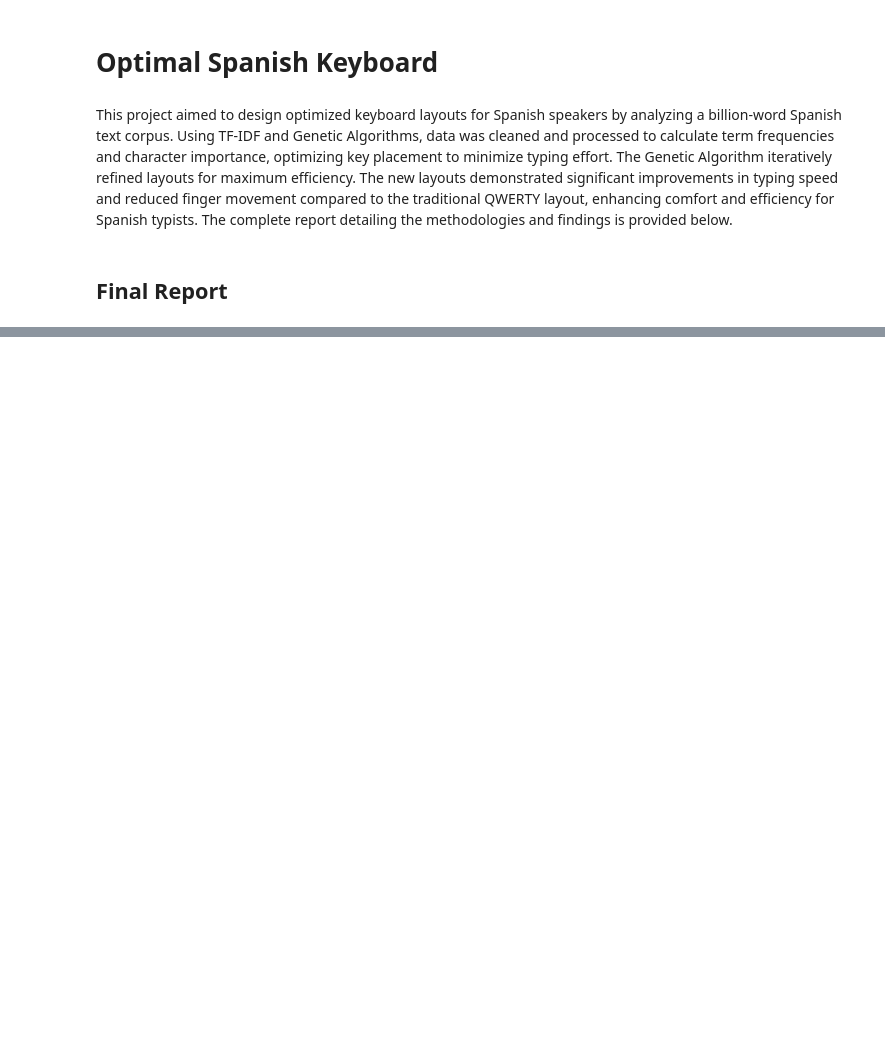
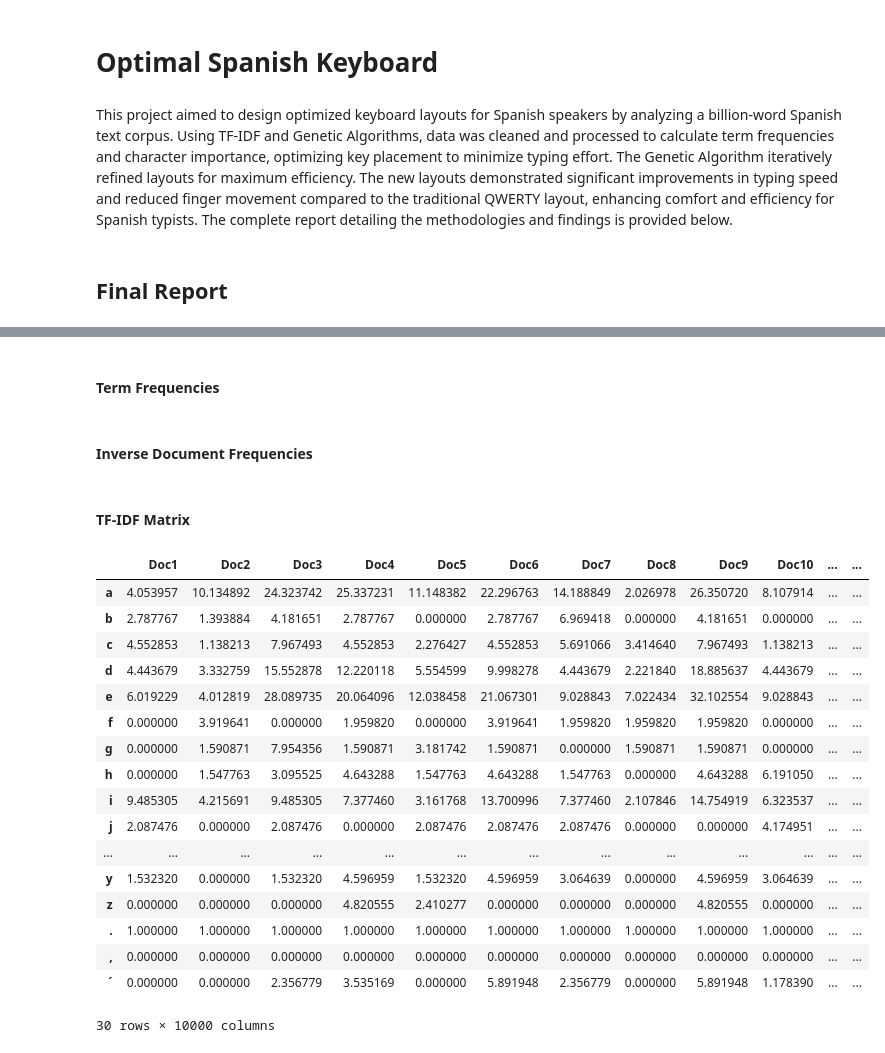
Before and after one commit to raquelovadia/raquelovadia.github.io, a Jupyter notebook: _sources/docs/CX4240.ipynb, the cells around one changed output, grey strips where cells are left out. Saved outputs shown, nothing was run; the diff lists cells and outputs as text; code cells hidden in the pictures; blank space fills up the shorter version.

Commit message:
Update documentation

```diff
--- a/_sources/docs/CX4240.ipynb
+++ b/_sources/docs/CX4240.ipynb
@@ -11,0 +43,2 @@ IFrame("../_static/Optimal Spanish Keyboard.pdf", width=790, height=1000)
+# %% [markdown]
+#### Term Frequencies
@@ -11,0 +66,42 @@ IFrame("../_static/Optimal Spanish Keyboard.pdf", width=790, height=1000)
+# %%
+for j, sentence in enumerate(df['text']):
+    char_counts = count_chars(sentence)
+    for char, count in char_counts.items():
+        if char in characters:
+            tf_df.loc[char, j] = count
+# %%
+tf_df.columns = [f'Doc{i}' for i in range(1, len(df) + 1)]
+# %% [markdown]
+#### Inverse Document Frequencies
+# %%
+N = len(df)
+idf_series = pd.Series(index=characters, dtype=float)
+
+for char in characters:
+    n_t = sum(tf_df.loc[char, :] > 0)
+    idf_series[char] = math.log((N + 1) / (n_t + 1)) + 1
+# %% [markdown]
+#### TF-IDF Matrix
+# %%
+tf_idf_matrix = tf_df.mul(idf_series, axis=0)
+# %%
+tf_idf_matrix
+# %% [output]
+|  | Doc1 | Doc2 | Doc3 | Doc4 | Doc5 | Doc6 | Doc7 | Doc8 | Doc9 | Doc10 | ... | ... |
+| a | 4.053957 | 10.134892 | 24.323742 | 25.337231 | 11.148382 | 22.296763 | 14.188849 | 2.026978 | 26.350720 | 8.107914 | ... | ... |
+| b | 2.787767 | 1.393884 | 4.181651 | 2.787767 | 0.000000 | 2.787767 | 6.969418 | 0.000000 | 4.181651 | 0.000000 | ... | ... |
+| c | 4.552853 | 1.138213 | 7.967493 | 4.552853 | 2.276427 | 4.552853 | 5.691066 | 3.414640 | 7.967493 | 1.138213 | ... | ... |
+| d | 4.443679 | 3.332759 | 15.552878 | 12.220118 | 5.554599 | 9.998278 | 4.443679 | 2.221840 | 18.885637 | 4.443679 | ... | ... |
+| e | 6.019229 | 4.012819 | 28.089735 | 20.064096 | 12.038458 | 21.067301 | 9.028843 | 7.022434 | 32.102554 | 9.028843 | ... | ... |
+| f | 0.000000 | 3.919641 | 0.000000 | 1.959820 | 0.000000 | 3.919641 | 1.959820 | 1.959820 | 1.959820 | 0.000000 | ... | ... |
+| g | 0.000000 | 1.590871 | 7.954356 | 1.590871 | 3.181742 | 1.590871 | 0.000000 | 1.590871 | 1.590871 | 0.000000 | ... | ... |
+| h | 0.000000 | 1.547763 | 3.095525 | 4.643288 | 1.547763 | 4.643288 | 1.547763 | 0.000000 | 4.643288 | 6.191050 | ... | ... |
+| i | 9.485305 | 4.215691 | 9.485305 | 7.377460 | 3.161768 | 13.700996 | 7.377460 | 2.107846 | 14.754919 | 6.323537 | ... | ... |
+| j | 2.087476 | 0.000000 | 2.087476 | 0.000000 | 2.087476 | 2.087476 | 2.087476 | 0.000000 | 0.000000 | 4.174951 | ... | ... |
+| ... | ... | ... | ... | ... | ... | ... | ... | ... | ... | ... | ... | ... |
+| y | 1.532320 | 0.000000 | 1.532320 | 4.596959 | 1.532320 | 4.596959 | 3.064639 | 0.000000 | 4.596959 | 3.064639 | ... | ... |
+| z | 0.000000 | 0.000000 | 0.000000 | 4.820555 | 2.410277 | 0.000000 | 0.000000 | 0.000000 | 4.820555 | 0.000000 | ... | ... |
+| . | 1.000000 | 1.000000 | 1.000000 | 1.000000 | 1.000000 | 1.000000 | 1.000000 | 1.000000 | 1.000000 | 1.000000 | ... | ... |
+| , | 0.000000 | 0.000000 | 0.000000 | 0.000000 | 0.000000 | 0.000000 | 0.000000 | 0.000000 | 0.000000 | 0.000000 | ... | ... |
+| ´ | 0.000000 | 0.000000 | 2.356779 | 3.535169 | 0.000000 | 5.891948 | 2.356779 | 0.000000 | 5.891948 | 1.178390 | ... | ... |
+30 rows × 10000 columns
```
Also changed, not shown: parts of 34 cells of this notebook, 33 other files.
